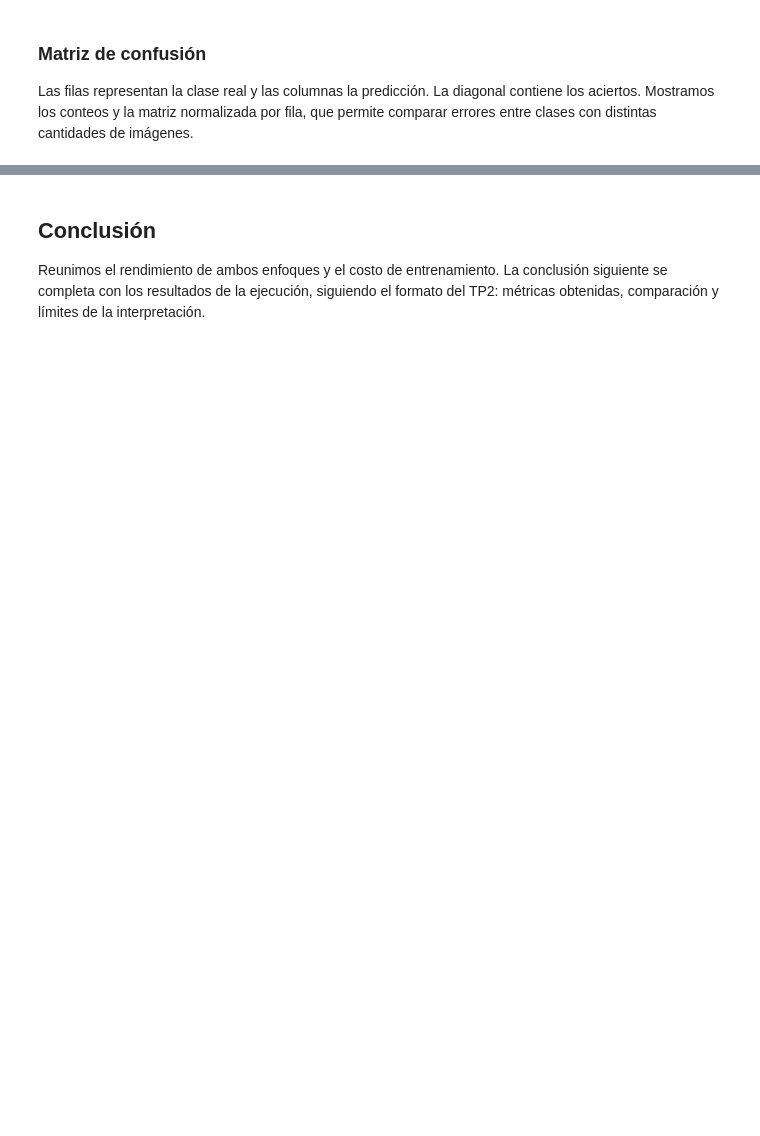
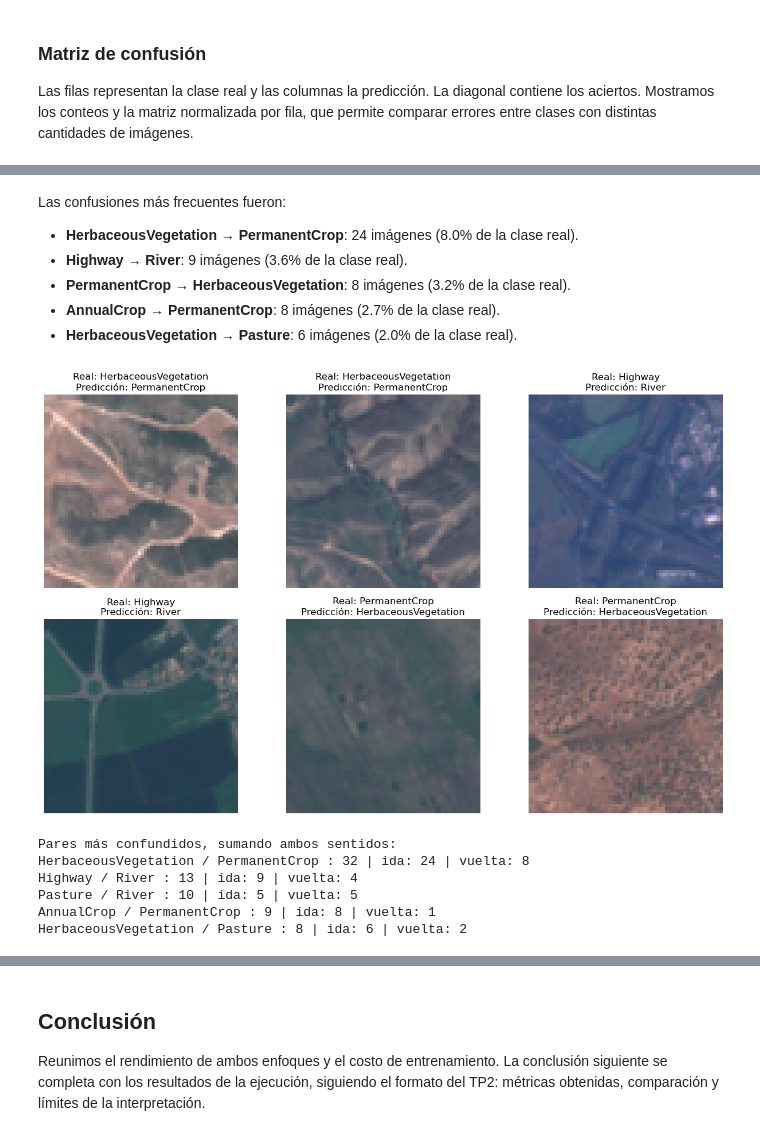
Before and after one commit to basmaxxx/TP3-TDVI, a Jupyter notebook: tp3.ipynb, the cells around one changed output, grey strips where cells are left out. Saved outputs shown, nothing was run; the diff lists cells and outputs as text; code cells hidden in the pictures; blank space fills up the shorter version.

```diff
--- a/tp3.ipynb
+++ b/tp3.ipynb
@@ -57,10 +57,10 @@ Dispositivo: cpu
 #Directorios
 DATA_DIR = Path('EuroSAT')
 # %%
-#Hiperparametros -> VER
+#Hiperparametros
 BATCH_SIZE = 64
-EPOCHS = 25
+EPOCHS = 30
 LR = 1e-3
 GRAD_EPOCHS = 3
-# En notebooks de Windows usamos 0 para evitar problemas de multiprocessing.
 NUM_WORKERS = 0
+torch.set_num_threads(8)  # Mismo presupuesto de CPU para ambos modelos.
@@ -630,54 +661,60 @@ texto_errores = 'Las confusiones más frecuentes fueron:\n\n'
 for count, real, predicha in confusiones[:5]:
     proporcion = count / cm_custom[real].sum()
     texto_errores += (f'- **{class_names[real]} → {class_names[predicha]}**: '
                       f'{count} imágenes ({proporcion:.1%} de la clase real).\n')
 if len(confusiones) == 0:
     texto_errores = 'No se observaron errores en este conjunto de test.'
 display(Markdown(texto_errores))
 
 ejemplos_error = []
 for count, real, predicha in confusiones[:3]:
     encontrados = 0
     for index in range(len(y_test)):
         if y_test[index] == real and pred_custom[index] == predicha:
             ejemplos_error.append(index)
             encontrados += 1
         if encontrados == 2:
             break
 
 if len(ejemplos_error) > 0:
     fig, axes = plt.subplots(2, 3, figsize=(13, 8), squeeze=False)
     for ax in axes.flat:
         ax.axis('off')
     for posicion in range(len(ejemplos_error)):
         index = ejemplos_error[posicion]
         image, _ = test_dataset[index]  # Mismo orden que test_loader.
         ax = axes[posicion // 3, posicion % 3]
-        ax.imshow(image.permute(1, 2, 0))
+        ax.imshow(imagen_visible(image))
         ax.set_title('Real: ' + class_names[y_test[index]] +
                      '\nPredicción: ' + class_names[pred_custom[index]])
     plt.tight_layout()
     plt.show()
+# %% [output]
+Las confusiones más frecuentes fueron:
+
+- **HerbaceousVegetation → PermanentCrop**: 24 imágenes (8.0% de la clase real).
+- **Highway → River**: 9 imágenes (3.6% de la clase real).
+- **PermanentCrop → HerbaceousVegetation**: 8 imágenes (3.2% de la clase real).
+- **AnnualCrop → PermanentCrop**: 8 imágenes (2.7% de la clase real).
+- **HerbaceousVegetation → Pasture**: 6 imágenes (2.0% de la clase real).
+[figure, added]
 # %%
-hipotesis = {
-    'AnnualCrop': 'el patrón de parcelas y la textura del cultivo',
-    'Forest': 'la cobertura densa y la textura de las copas',
-    'HerbaceousVegetation': 'la cobertura vegetal y sus tonos verdes',
-    'Highway': 'las estructuras alargadas y los caminos',
-    'Industrial': 'los techos y las superficies construidas',
-    'Pasture': 'las superficies abiertas de vegetación baja',
-    'PermanentCrop': 'la disposición y textura de los cultivos permanentes',
-    'Residential': 'las construcciones y su distribución',
-    'River': 'las formas alargadas del agua y las orillas',
-    'SeaLake': 'las superficies de agua y las zonas de costa',
-}
-analisis_errores = ''
-for count, real, predicha in confusiones[:3]:
-    nombre_real = class_names[real]
-    nombre_predicho = class_names[predicha]
-    analisis_errores += (f'En **{nombre_real} → {nombre_predicho}**, conviene contrastar '
-                         f'{hipotesis[nombre_real]} con {hipotesis[nombre_predicho]}. '
-                         'La resolución de 64 × 64 y los recortes mixtos pueden dificultar '
-                         'esa distinción. Esta explicación queda como hipótesis a revisar '
-                         'en los ejemplos anteriores.\n\n')
-display(Markdown(analisis_errores))
+# Agrupamos ambos sentidos de cada confusión.
+pares = []
+for a in range(num_classes):
+    for b in range(a + 1, num_classes):
+        cantidad = int(cm_custom[a, b] + cm_custom[b, a])
+        if cantidad > 0:
+            pares.append((cantidad, a, b))
+pares.sort(reverse=True)
+print('Pares más confundidos, sumando ambos sentidos:')
+for cantidad, a, b in pares[:5]:
+    print(class_names[a], '/', class_names[b], ':', cantidad,
+          '| ida:', cm_custom[a, b], '| vuelta:', cm_custom[b, a])
+# %% [output]
+Pares más confundidos, sumando ambos sentidos:
+HerbaceousVegetation / PermanentCrop : 32 | ida: 24 | vuelta: 8
+Highway / River : 13 | ida: 9 | vuelta: 4
+Pasture / River : 10 | ida: 5 | vuelta: 5
+AnnualCrop / PermanentCrop : 9 | ida: 8 | vuelta: 1
+HerbaceousVegetation / Pasture : 8 | ida: 6 | vuelta: 2
```
Also changed, not shown: parts of 37 cells of this notebook.
